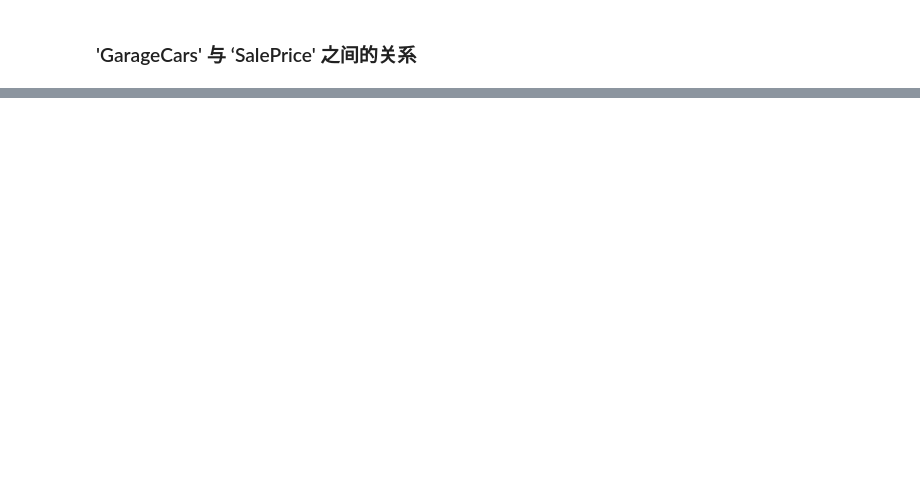
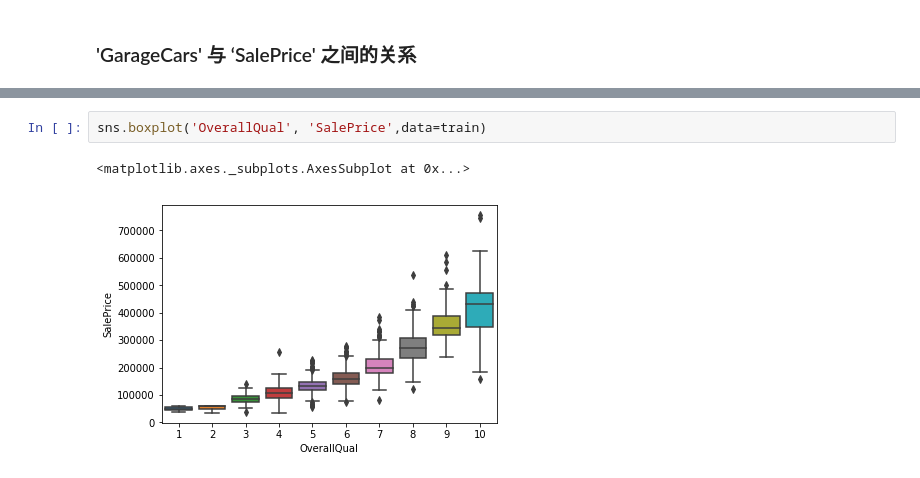
Before and after one commit to lizhicq/AI-course, a Jupyter notebook: 04 - 机器学习实战/W1 - LA House Price/Test.ipynb, the cells around one changed output, grey strips where cells are left out. Saved outputs shown, nothing was run; the diff lists cells and outputs as text; blank space fills up the shorter version.

```diff
--- a/04 - 机器学习实战/W1 - LA House Price/Test.ipynb
+++ b/04 - 机器学习实战/W1 - LA House Price/Test.ipynb
@@ -284,0 +207,5 @@ train[['GarageArea', 'SalePrice']].groupby(['GarageArea']).mean().plot.bar()
+# %%
+sns.boxplot('OverallQual', 'SalePrice',data=train)
+# %% [output]
+<matplotlib.axes._subplots.AxesSubplot at 0x...>
+[figure, added]
```
Also changed, not shown: parts of 31 cells of this notebook, 1 other file.
